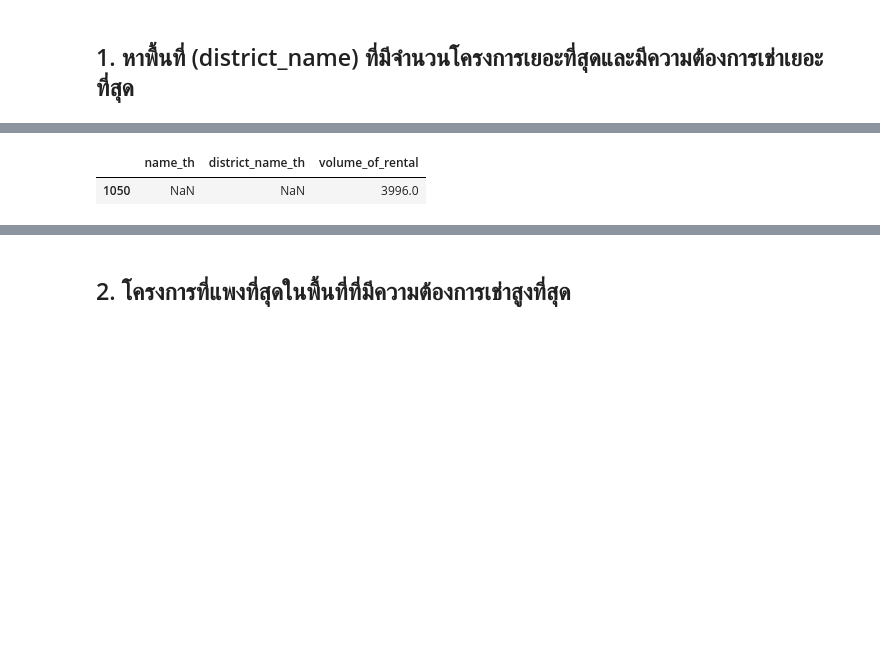
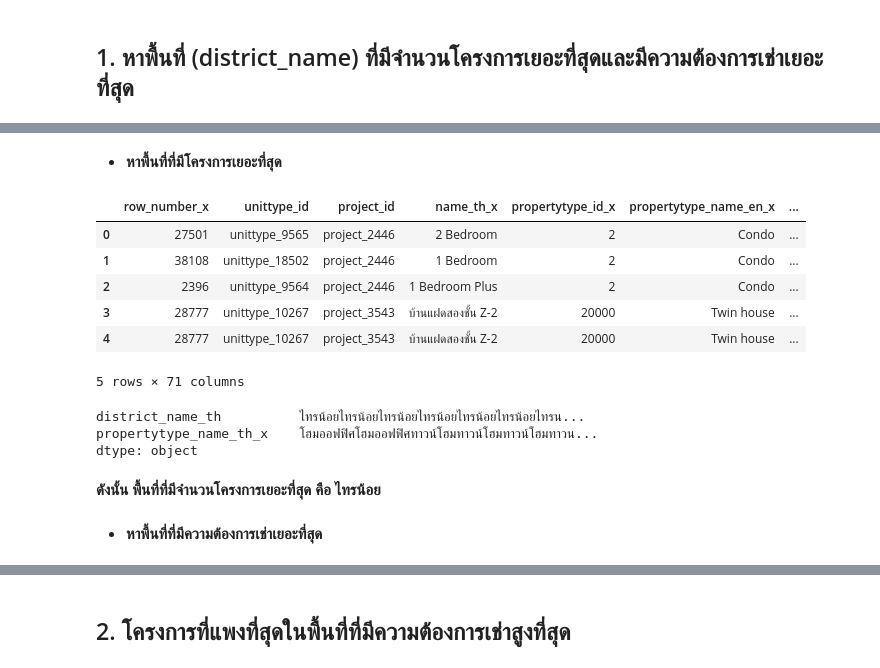
Before and after one commit to Supansapkb/BasicProg_DataViz65, a Jupyter notebook: midterm65.ipynb, the cells around one changed output, grey strips where cells are left out. Cells and saved outputs as stored; diff of their text form; code cells hidden in the pictures; blank space fills up the shorter version.

```diff
--- a/midterm65.ipynb
+++ b/midterm65.ipynb
@@ -122,5 +85,24 @@ dataall.head()
-# %%
-dataall[dataall['volume_of_rental']==dataall['volume_of_rental'].max()][['name_th','district_name_th','volume_of_rental']]
-# %% [output]
-|  | name_th | district_name_th | volume_of_rental |
-| 1050 | NaN | NaN | 3996.0 |
+# %% [markdown]
+- **หาพื้นที่ที่มีโครงการเยอะที่สุด**
+# %%
+UP = pd.merge(unit, project, on = 'project_id')  # ทำการ Merge ระหว่าง unit กับ project เข้าด้วยกัน
+UP.head()
+# %% [output]
+|  | row_number_x | unittype_id | project_id | name_th_x | propertytype_id_x | propertytype_name_en_x | ... |
+| 0 | 27501 | unittype_9565 | project_2446 | 2 Bedroom | 2 | Condo | ... |
+| 1 | 38108 | unittype_18502 | project_2446 | 1 Bedroom | 2 | Condo | ... |
+| 2 | 2396 | unittype_9564 | project_2446 | 1 Bedroom Plus | 2 | Condo | ... |
+| 3 | 28777 | unittype_10267 | project_3543 | บ้านแฝดสองชั้น Z-2 | 20000 | Twin house | ... |
+| 4 | 28777 | unittype_10267 | project_3543 | บ้านแฝดสองชั้น Z-2 | 20000 | Twin house | ... |
+5 rows × 71 columns
+# %%
+UP1 = UP.groupby('district_name_th')[['district_name_th','propertytype_name_th_x']].sum().max()  # ทำการ Groupby พื้นที่กับโครงการ และหาพื้นที่ที่มีจำนวนโครงการที่เยอะที่สุด
+UP1
+# %% [output]
+district_name_th          ไทรน้อยไทรน้อยไทรน้อยไทรน้อยไทรน้อยไทรน้อยไทรน...
+propertytype_name_th_x    โฮมออฟฟิศโฮมออฟฟิศทาวน์โฮมทาวน์โฮมทาวน์โฮมทาวน...
+dtype: object
+# %% [markdown]
+**ดังนั้น พื้นที่ที่มีจำนวนโครงการเยอะที่สุด คือ ไทรน้อย**
+# %% [markdown]
+- **หาพื้นที่ที่มีความต้องการเช่าเยอะที่สุด**
```
Also changed, not shown: parts of 61 cells of this notebook.
